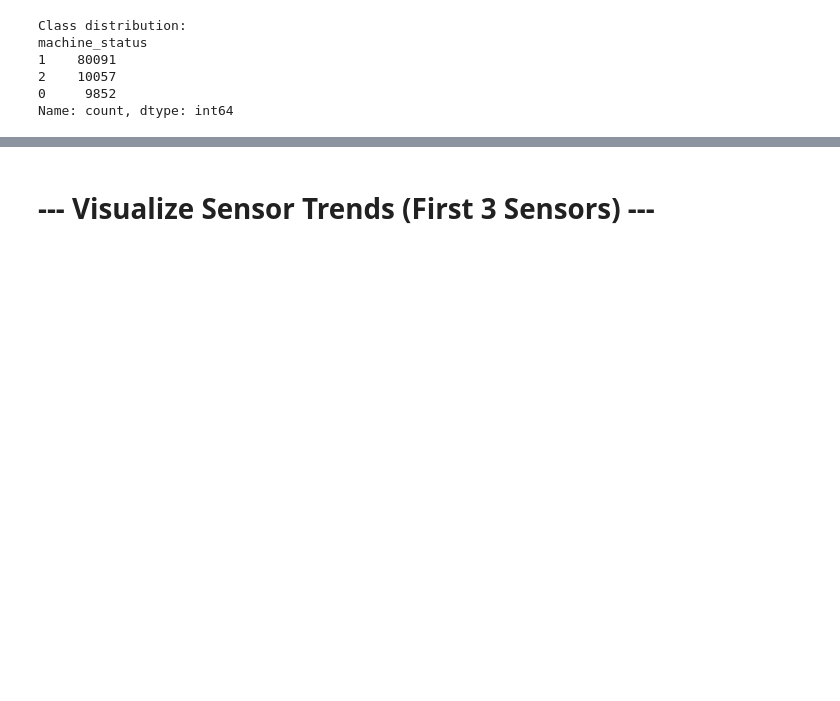
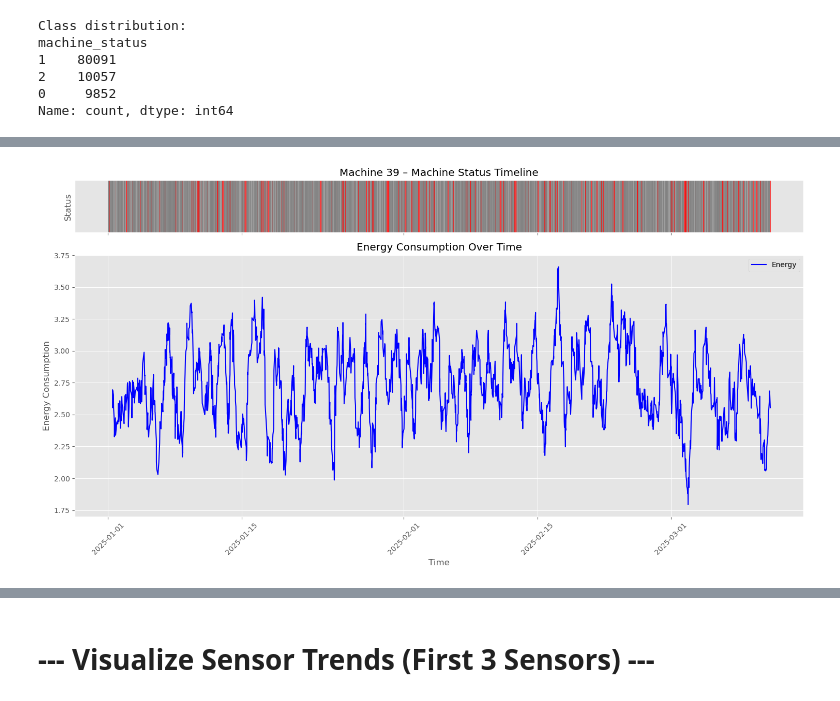
Before and after one commit to alexandrosSamartzis/iot-telemetry-demo, a Jupyter notebook: notebooks/eda.ipynb, the cells around one changed output, grey strips where cells are left out. Cells and saved outputs as stored; diff of their text form; code cells hidden in the pictures; blank space fills up the shorter version.

```diff
--- a/notebooks/eda.ipynb
+++ b/notebooks/eda.ipynb
@@ -152,0 +468,30 @@ if 'timestamp' in df.columns:
+# %%
+# === 5. Machine Status as Timeline Stripe ===
+status_colors = {0: 'gray', 1: 'gray', 2: 'red'}
+
+fig, ax = plt.subplots(2, 1, figsize=(15, 8), sharex=True, gridspec_kw={'height_ratios': [0.2, 1]})
+
+# Status stripe
+for i in range(len(machine_df) - 1):
+    start = machine_df.index[i]
+    end = machine_df.index[i + 1]
+    status = machine_df['machine_status'].iloc[i]
+    ax[0].axvspan(start, end, color=status_colors[status], alpha=0.7)
+
+ax[0].set_yticks([])
+ax[0].set_title(f"Machine {machine_id} – Machine Status Timeline")
+ax[0].set_ylabel("Status")
+ax[0].grid(False)
+
+# Energy trend
+ax[1].plot(machine_df.index, machine_df['energy_consumption'].rolling(window=20).mean(), label='Energy', color='blue')
+ax[1].set_title("Energy Consumption Over Time")
+ax[1].set_xlabel("Time")
+ax[1].set_ylabel("Energy Consumption")
+ax[1].legend()
+ax[1].grid(True)
+plt.xticks(rotation=45)
+plt.tight_layout()
+plt.show()
+# %% [output]
+[figure, added]
```
Also changed, not shown: parts of 8 cells of this notebook.
